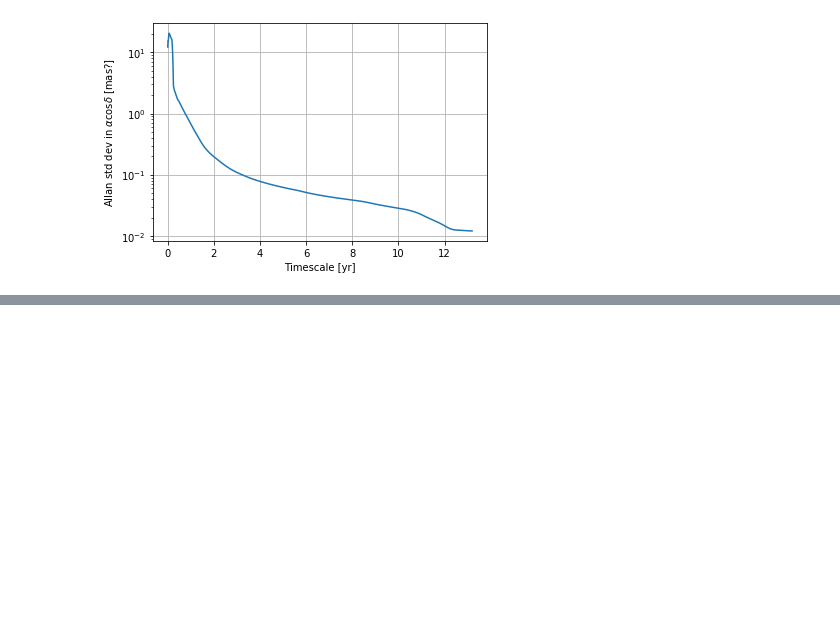
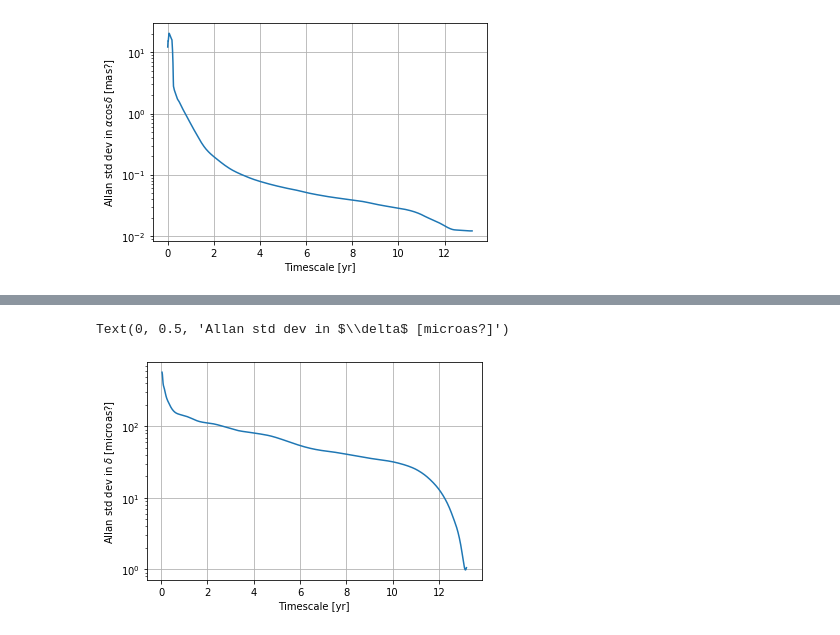
Before and after one commit to verasha/radio-sources, a Jupyter notebook: 1803+784.ipynb, the cells around one changed output, grey strips where cells are left out. Cells and saved outputs as stored; diff of their text form; code cells hidden in the pictures; blank space fills up the shorter version.

```diff
--- a/1803+784.ipynb
+++ b/1803+784.ipynb
@@ -493,0 +572,3 @@ Text(0, 0.5, 'Allan std dev in $\\alpha\\cos{\\delta}$ [mas?]')
+# %%
+%%time
+tau_dec, allanstd_dec = allanoadev_WMA_Alt(df['Dec. (mas)'].values,df['MJD'],df['Err. Dec. (mas)'],1)
@@ -493,0 +593,11 @@ Text(0, 0.5, 'Allan std dev in $\\alpha\\cos{\\delta}$ [mas?]')
+# %%
+tau_year_dec = [x/365.242198781 for x in tau_dec]
+# %%
+plt.plot(tau_year_dec,allanstd_dec*1000)
+plt.yscale('log')
+plt.grid()
+plt.xlabel('Timescale [yr]')
+plt.ylabel('Allan std dev in $\delta$ [microas?]')
+# %% [output]
+Text(0, 0.5, 'Allan std dev in $\\delta$ [microas?]')
+[figure, added]
```
Also changed, not shown: parts of 8 cells of this notebook, 4 other files.
